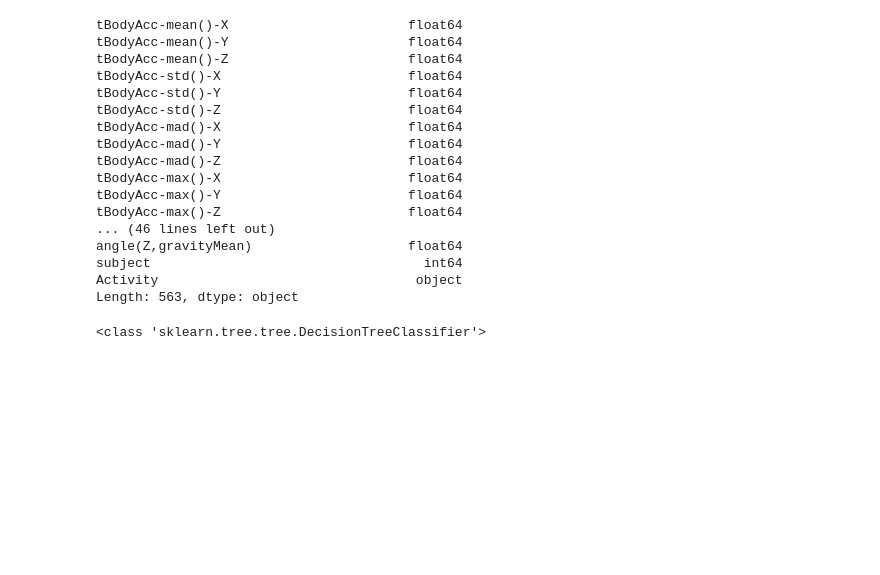
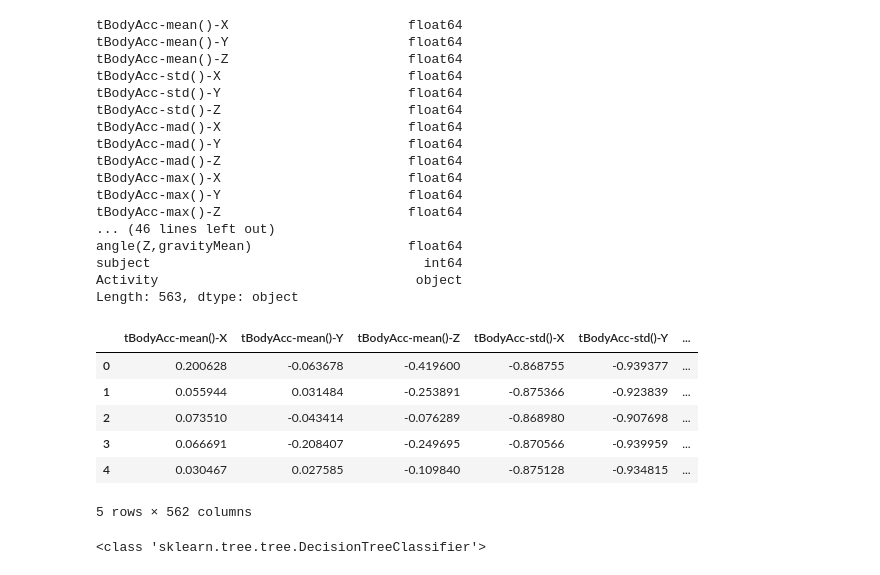
Before and after one commit to gokulramanaa/Human-Activity-Recognition-with-Smartphones, a Jupyter notebook: Human_Activity_Recognition.ipynb, the cells around one changed output. Drawn from its saved outputs; the diff is of its cells as text; code cells hidden in the pictures; blank space fills up the shorter version.

```diff
--- a/Human_Activity_Recognition.ipynb
+++ b/Human_Activity_Recognition.ipynb
@@ -64,3 +78,13 @@ y_test = test.loc[:,'Activity']
+# %%
+X_train.head()
+# %% [output]
+|  | tBodyAcc-mean()-X | tBodyAcc-mean()-Y | tBodyAcc-mean()-Z | tBodyAcc-std()-X | tBodyAcc-std()-Y | ... |
+| 0 | 0.200628 | -0.063678 | -0.419600 | -0.868755 | -0.939377 | ... |
+| 1 | 0.055944 | 0.031484 | -0.253891 | -0.875366 | -0.923839 | ... |
+| 2 | 0.073510 | -0.043414 | -0.076289 | -0.868980 | -0.907698 | ... |
+| 3 | 0.066691 | -0.208407 | -0.249695 | -0.870566 | -0.939959 | ... |
+| 4 | 0.030467 | 0.027585 | -0.109840 | -0.875128 | -0.934815 | ... |
+5 rows × 562 columns
 # %%
 rank_classifier = DecisionTreeClassifier(max_leaf_nodes=30, random_state=0)
 rank_classifier.fit(X_train,y_train)
```
Also changed, not shown: parts of 16 cells of this notebook.
